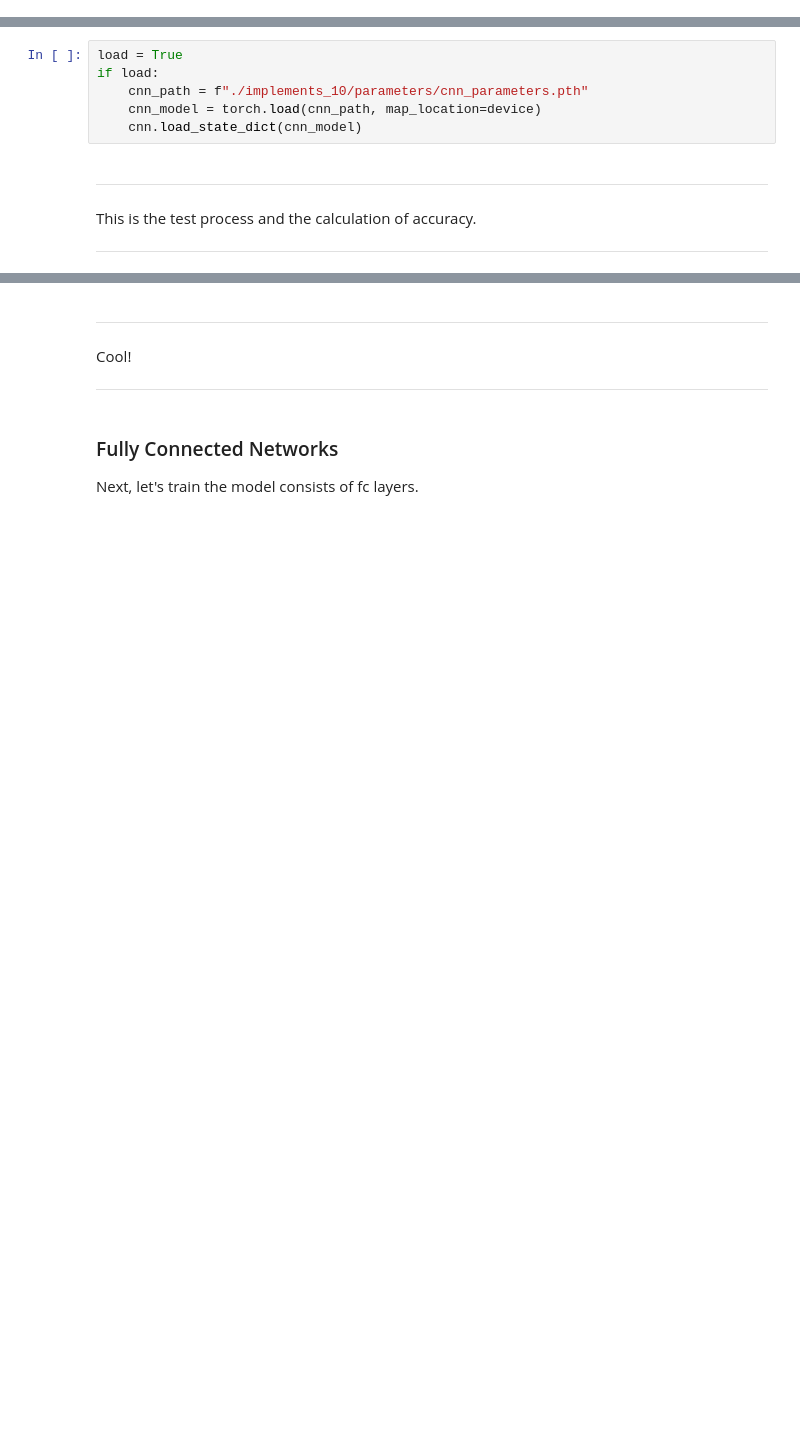
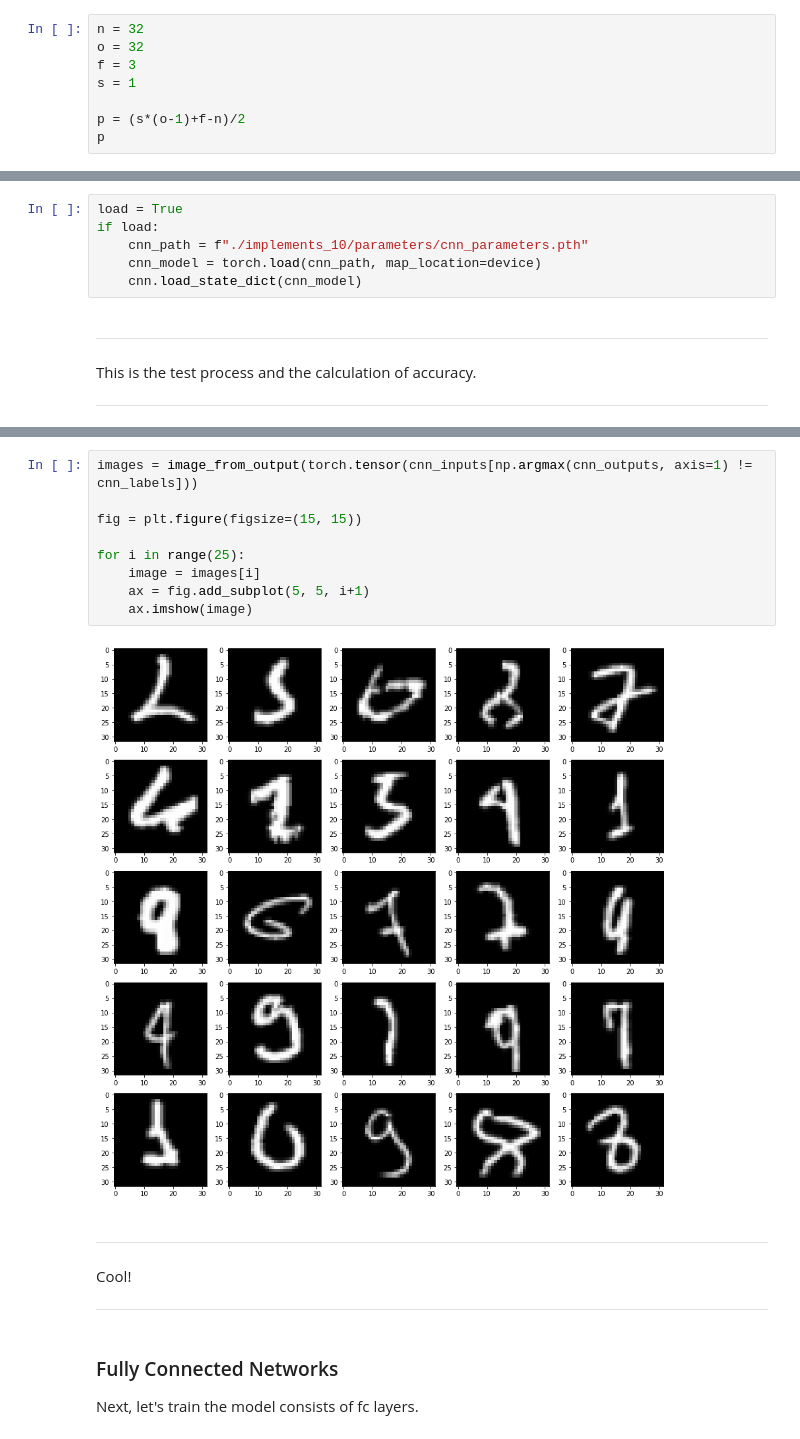
Before and after one commit to shinshoji01/gonken-lesson, a Jupyter notebook: 2020/10_Convolutional_Neural_Networks.ipynb, the cells around one changed output, grey strips where cells are left out. Saved outputs shown, nothing was run; the diff lists cells and outputs as text; blank space fills up the shorter version.

```diff
--- a/2020/10_Convolutional_Neural_Networks.ipynb
+++ b/2020/10_Convolutional_Neural_Networks.ipynb
@@ -301,3 +300,11 @@ $$
 where ($n$ x $n$) is the shape of input data, ($f$ x $f$) is the shape of filter, and ($s$ x $s$) is the stride.
 
 ---
+# %%
+n = 32
+o = 32
+f = 3
+s = 1
+
+p = (s*(o-1)+f-n)/2
+p
@@ -507,3 +520,14 @@ accuracy_score(cnn_labels, np.argmax(cnn_outputs, axis=1))
+# %%
+images = image_from_output(torch.tensor(cnn_inputs[np.argmax(cnn_outputs, axis=1) != cnn_labels]))
+
+fig = plt.figure(figsize=(15, 15))
+
+for i in range(25):
+    image = images[i]
+    ax = fig.add_subplot(5, 5, i+1)
+    ax.imshow(image)
+# %% [output]
+[figure, added]
 # %% [markdown]
 ---
 Cool!
```
Also changed, not shown: parts of 11 cells of this notebook.
